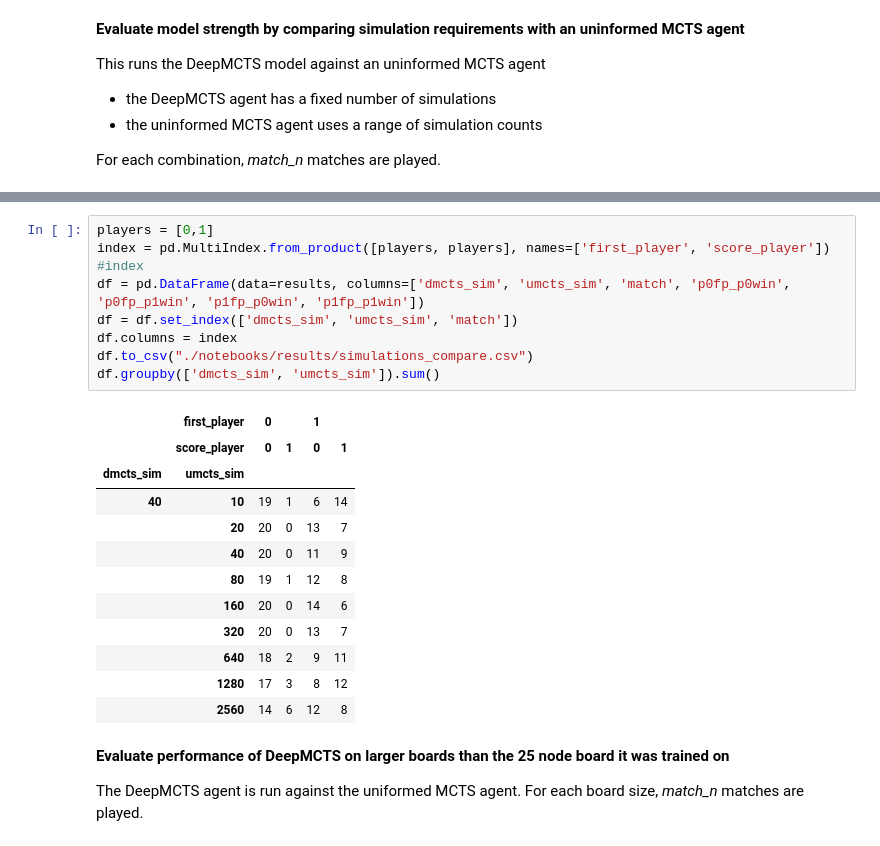
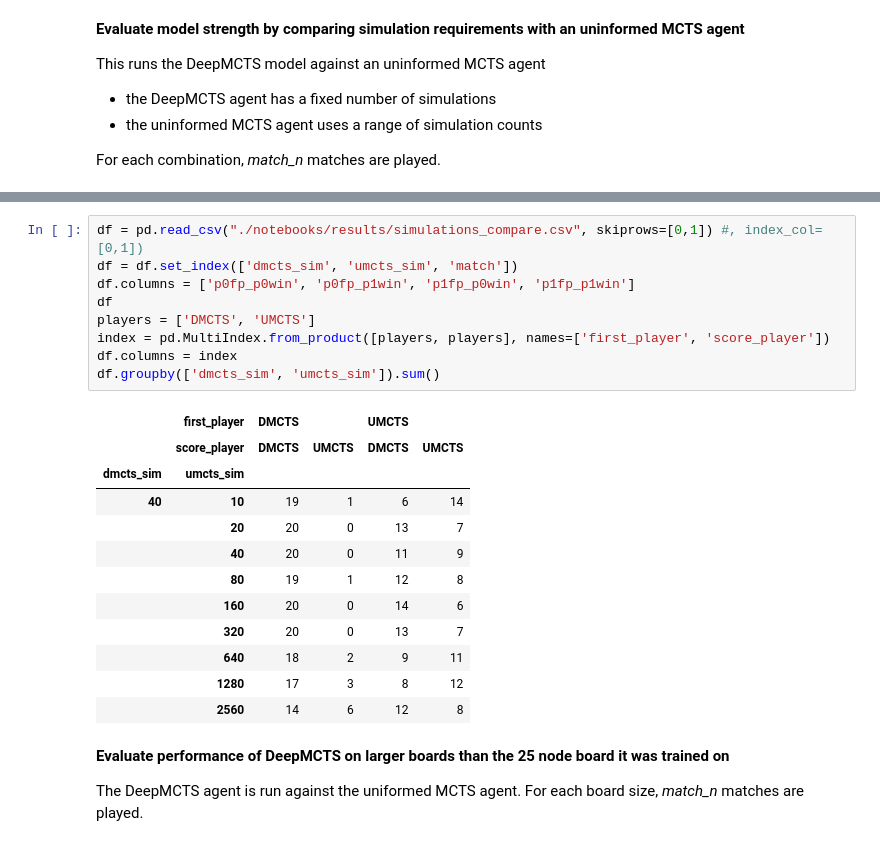
Before and after one commit to phil-hawkins/multiplayer-alphazero, a Jupyter notebook: notebooks/vortex_experiments.ipynb, the cells around one changed output, grey strips where cells are left out. Cells and saved outputs as stored; diff of their text form.

```diff
--- a/notebooks/vortex_experiments.ipynb
+++ b/notebooks/vortex_experiments.ipynb
@@ -109,25 +135,25 @@ DMCTS: 40, UMCTS: 10
-# %%
-players = [0,1]
-index = pd.MultiIndex.from_product([players, players], names=['first_player', 'score_player'])
-#index
-df = pd.DataFrame(data=results, columns=['dmcts_sim', 'umcts_sim', 'match', 'p0fp_p0win', 'p0fp_p1win', 'p1fp_p0win', 'p1fp_p1win'])
-df = df.set_index(['dmcts_sim', 'umcts_sim', 'match'])
-df.columns = index
-df.to_csv("./notebooks/results/simulations_compare.csv")
-df.groupby(['dmcts_sim', 'umcts_sim']).sum()
-# %% [output]
-|  | first_player | 0 |  | 1 |  |
-|  | score_player | 0 | 1 | 0 | 1 |
-| dmcts_sim | umcts_sim |  |  |  |  |
-| 40 | 10 | 19 | 1 | 6 | 14 |
-|  | 20 | 20 | 0 | 13 | 7 |
-|  | 40 | 20 | 0 | 11 | 9 |
-|  | 80 | 19 | 1 | 12 | 8 |
-|  | 160 | 20 | 0 | 14 | 6 |
-|  | 320 | 20 | 0 | 13 | 7 |
-|  | 640 | 18 | 2 | 9 | 11 |
-|  | 1280 | 17 | 3 | 8 | 12 |
-|  | 2560 | 14 | 6 | 12 | 8 |
+# %%
+df = pd.read_csv("./notebooks/results/simulations_compare.csv", skiprows=[0,1]) #, index_col=[0,1])
+df = df.set_index(['dmcts_sim', 'umcts_sim', 'match'])
+df.columns = ['p0fp_p0win', 'p0fp_p1win', 'p1fp_p0win', 'p1fp_p1win']
+df
+players = ['DMCTS', 'UMCTS']
+index = pd.MultiIndex.from_product([players, players], names=['first_player', 'score_player'])
+df.columns = index
+df.groupby(['dmcts_sim', 'umcts_sim']).sum()
+# %% [output]
+|  | first_player | DMCTS |  | UMCTS |  |
+|  | score_player | DMCTS | UMCTS | DMCTS | UMCTS |
+| dmcts_sim | umcts_sim |  |  |  |  |
+| 40 | 10 | 19 | 1 | 6 | 14 |
+|  | 20 | 20 | 0 | 13 | 7 |
+|  | 40 | 20 | 0 | 11 | 9 |
+|  | 80 | 19 | 1 | 12 | 8 |
+|  | 160 | 20 | 0 | 14 | 6 |
+|  | 320 | 20 | 0 | 13 | 7 |
+|  | 640 | 18 | 2 | 9 | 11 |
+|  | 1280 | 17 | 3 | 8 | 12 |
+|  | 2560 | 14 | 6 | 12 | 8 |
 # %% [markdown]
 **Evaluate performance of DeepMCTS on larger boards than the 25 node board it was trained on**
 
```
Also changed, not shown: parts of 12 cells of this notebook, 20 other files.
